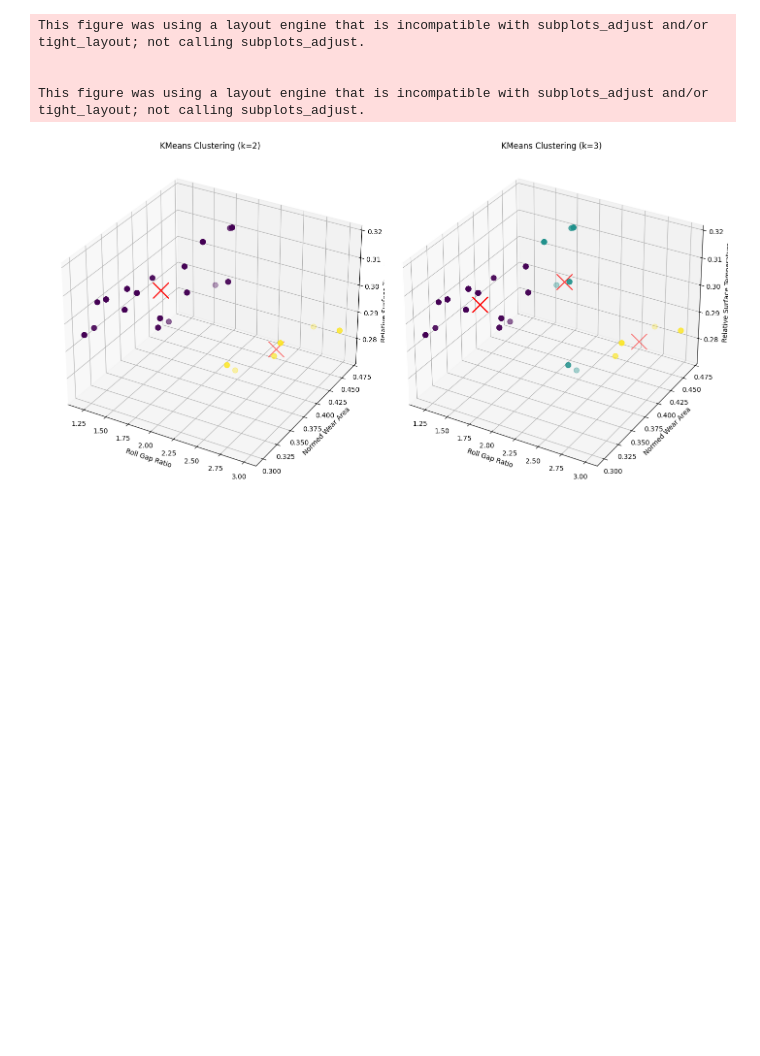
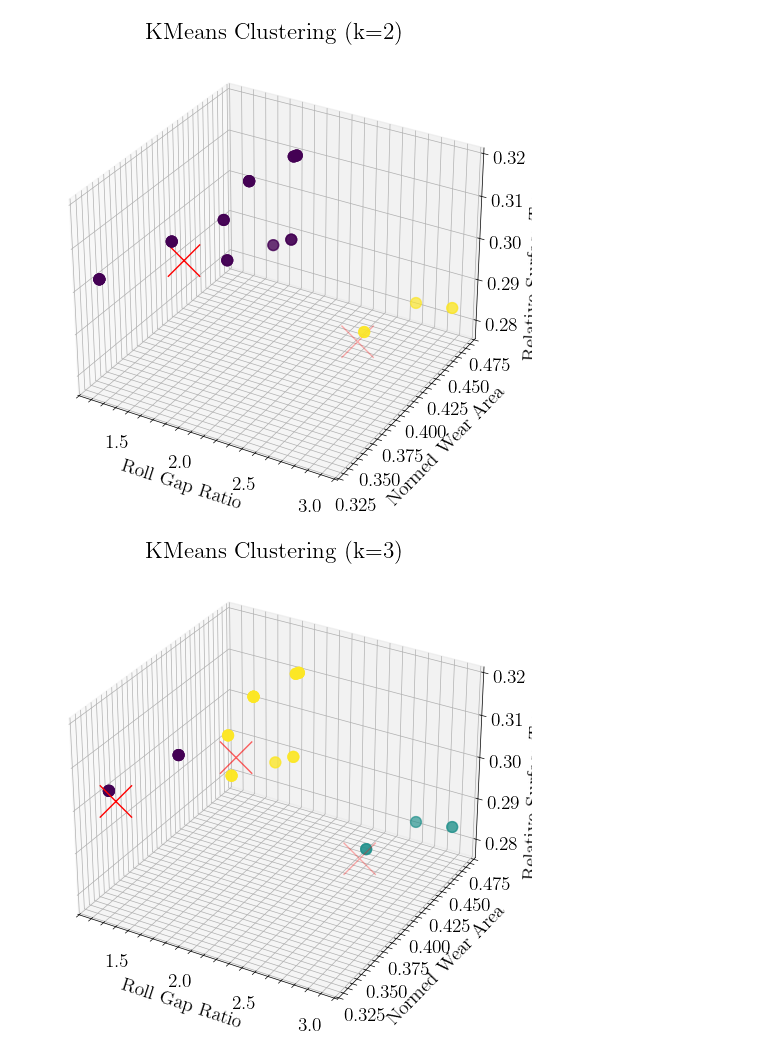
Before and after one commit to ChRen95/phd-thesis-fitting-wear-coefficient, a Jupyter notebook: data_clustering_pre_clustering.ipynb, the cells around one changed output. Saved outputs shown, nothing was run; the diff lists cells and outputs as text; code cells hidden in the pictures; blank space fills up the shorter version.

```diff
--- a/data_clustering_pre_clustering.ipynb
+++ b/data_clustering_pre_clustering.ipynb
@@ -1,8 +1,13 @@
 # %%
 import numpy as np
 import pandas as pd
+import matplotlib
 import matplotlib.pyplot as plt
 from mpl_toolkits.mplot3d import Axes3D
+matplotlib.rcParams.update({'font.size': 14})
+import scienceplots
+
+plt.style.use('science')
 
 from pathlib import Path
 from lmfit import Parameters
@@ -211,7 +222,7 @@ for k in K:
     inertias.append(kmeanModel.inertia_)
     mapping1[k] = inertias[-1]
 # %%
-fig, ax = plt.subplots(figsize=(12, 8))
+fig, ax = plt.subplots(figsize=(8.6, 3))
 ax.grid(True)
 ax.set_xlabel('Number of Clusters (k)')
 ax.plot(K, inertias, label="Inertia", color="C0")
@@ -224,44 +235,41 @@ fig.savefig(result_dir / "elbow_method_inertia.pdf", bbox_inches='tight', dpi=30
 # %%
-fig = plt.figure(figsize=(14, 8), layout='constrained')
+for k in [2, 3]:
 
-for idx, k in enumerate([2, 3], 1):
     kmeans = KMeans(n_clusters=k, random_state=42)
     y_kmeans = kmeans.fit_predict(fitting_array)
     df[f'cluster_k{k}'] = y_kmeans
 
-    ax = fig.add_subplot(1, 2, idx, projection='3d')
-    fig.subplots_adjust(wspace=0.3, hspace=0.1, left=0.05, right=0.95, top=0.95, bottom=0.05)
+    fig = plt.figure(figsize=(8.3, 6))
+    ax = fig.add_subplot(projection='3d')
+
     for tag in df['groove_type'].unique():
         mask = df['groove_type'] == tag
         ax.scatter(df.loc[mask, 'roll_gap_ratio'],
         df.loc[mask, 'relative_wear_length'],
         df.loc[mask, 'relative_surface_temperature'],
         c = y_kmeans[mask],
         cmap = 'viridis',
         s = 60
         )
-    #['normed_wear_area', 'relative_wear_length', 'roll_gap_ratio', 'relative_surface_temperature']
+
         ax.scatter(
         kmeans.cluster_centers_[:, 2],
         kmeans.cluster_centers_[:, 1],
         kmeans.cluster_centers_[:, 3],
         c = 'red', marker = 'x', s = 540
         )
 
         ax.set_title(f'KMeans Clustering (k={k})')
         ax.set_xlabel('Roll Gap Ratio')
         ax.set_ylabel('Normed Wear Area')
         ax.set_zlabel('Relative Surface Temperature')
 
-plt.show()
+        plt.show()
 
-fig.savefig(result_dir / "clusters_for_wear_analysis.pdf", dpi=300)
+        fig.savefig(result_dir / f"clusters_for_wear_analysis_{k}.pdf", dpi=300)
 # %% [output]
-This figure was using a layout engine that is incompatible with subplots_adjust and/or tight_layout; not calling subplots_adjust.
-
-
-This figure was using a layout engine that is incompatible with subplots_adjust and/or tight_layout; not calling subplots_adjust.
-[figure, old version]
+[figure, new version]
+[figure, added]
 # %%
 for k in [2, 3]:
     print(f"\nCluster-Zuordnung bei k={k}:")
```
Also changed, not shown: parts of 5 cells of this notebook, 9 other files.
